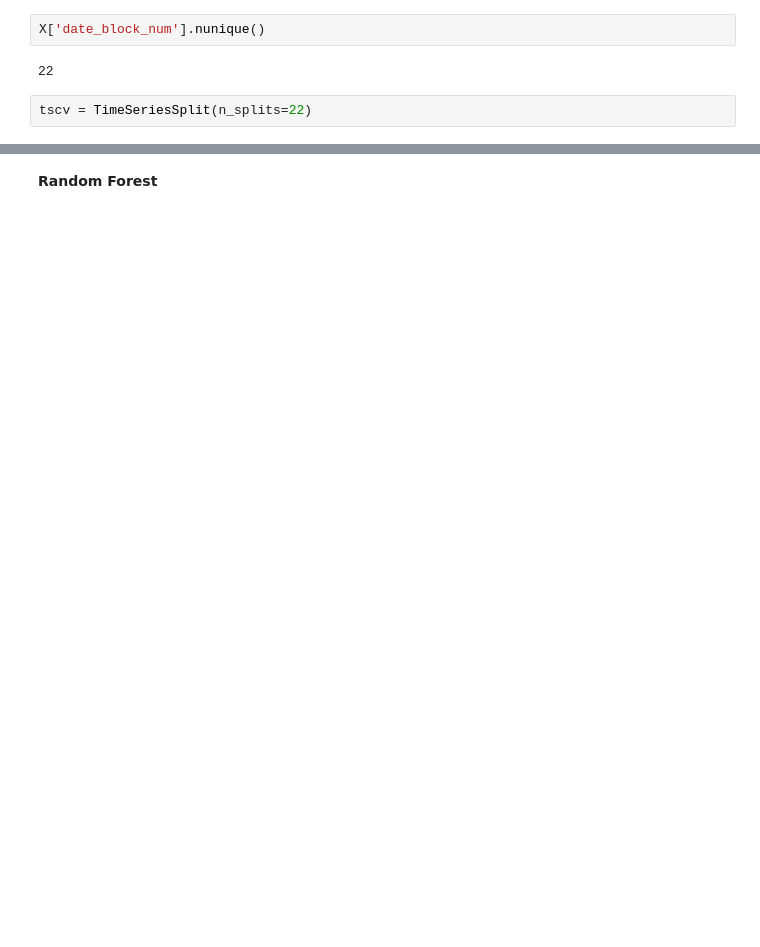
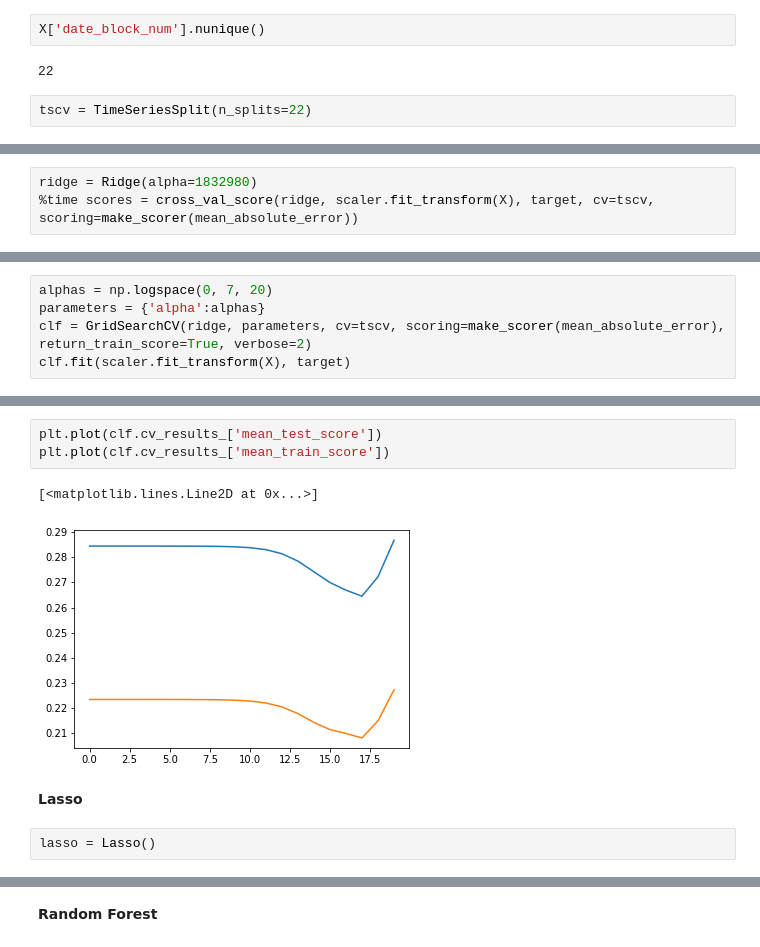
Before and after one commit to juliazakharik/ML_algorithms, a Jupyter notebook: project/PFS_Features.ipynb, the cells around one changed output, grey strips where cells are left out. Drawn from its saved outputs; the diff is of its cells as text; blank space fills up the shorter version.

```diff
--- a/project/PFS_Features.ipynb
+++ b/project/PFS_Features.ipynb
@@ -173,0 +255,3 @@ plt.plot(scores)
+# %%
+ridge = Ridge(alpha=1832980)
+%time scores = cross_val_score(ridge, scaler.fit_transform(X), target, cv=tscv, scoring=make_scorer(mean_absolute_error))
@@ -173,0 +265,5 @@ plt.plot(scores)
+# %%
+alphas = np.logspace(0, 7, 20)
+parameters = {'alpha':alphas}
+clf = GridSearchCV(ridge, parameters, cv=tscv, scoring=make_scorer(mean_absolute_error), return_train_score=True, verbose=2)
+clf.fit(scaler.fit_transform(X), target)
@@ -173,0 +308,10 @@ plt.plot(scores)
+# %%
+plt.plot(clf.cv_results_['mean_test_score'])
+plt.plot(clf.cv_results_['mean_train_score'])
+# %% [output]
+[<matplotlib.lines.Line2D at 0x...>]
+[figure, added]
+# %% [markdown]
+**Lasso**
+# %%
+lasso = Lasso()
```
Also changed, not shown: parts of 57 cells of this notebook, 9 other files.
